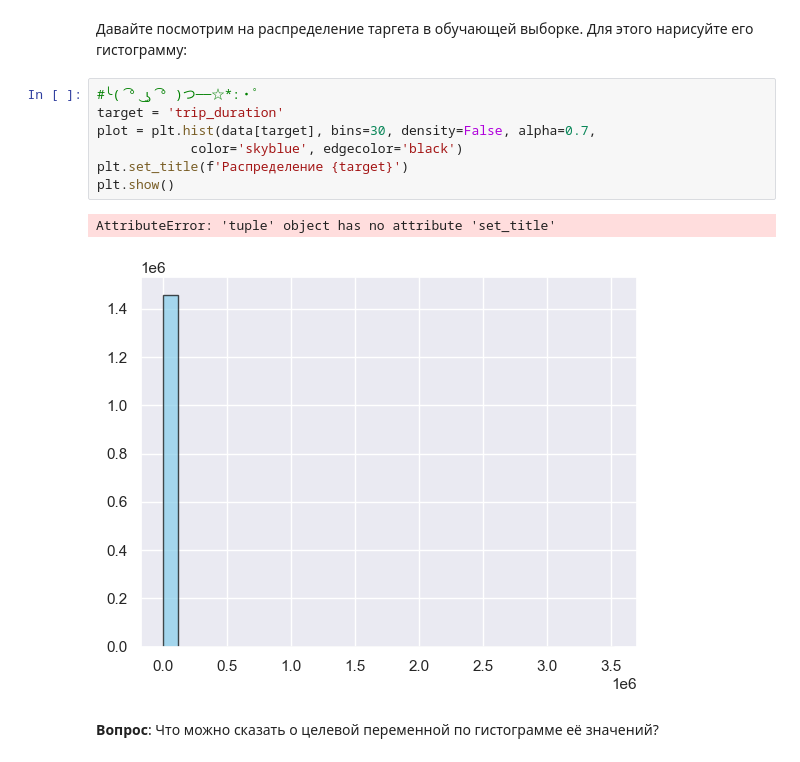
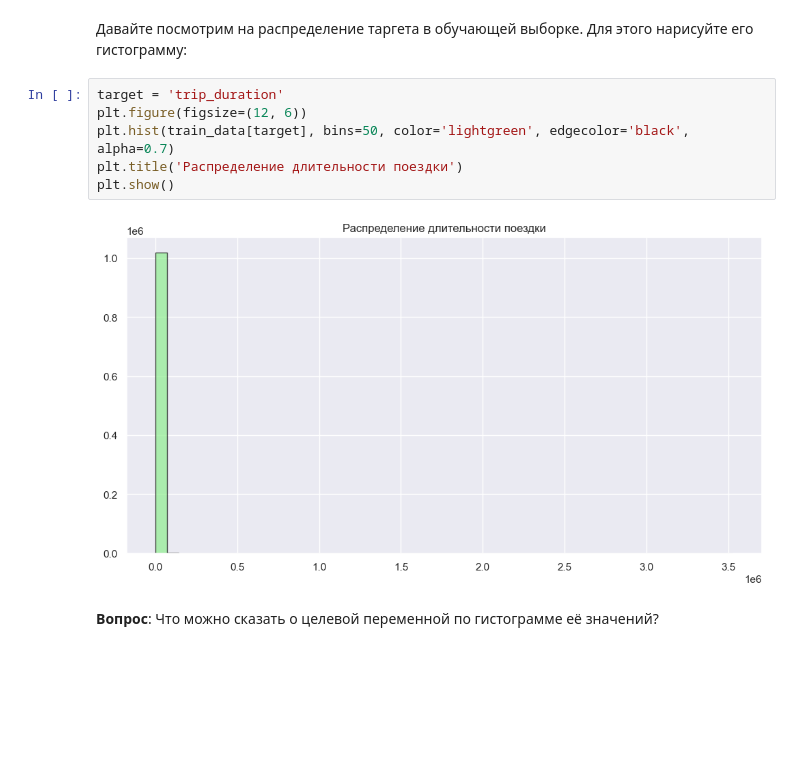
Before and after one commit to kuskas112/Labs, a Jupyter notebook: Машинное обучение/lab2/LR2_eda_linregr.ipynb, the cells around one changed output. Saved outputs shown, nothing was run; the diff lists cells and outputs as text; blank space fills up the shorter version.

```diff
--- a/Машинное обучение/lab2/LR2_eda_linregr.ipynb
+++ b/Машинное обучение/lab2/LR2_eda_linregr.ipynb
@@ -65,16 +65,14 @@ train_data = data.iloc[:int(0.7 * len(data))]
 test_data = data.iloc[int(0.7 * len(data)):]
 # %% [markdown]
 Давайте посмотрим на распределение таргета в обучающей выборке. Для этого нарисуйте его гистограмму:
-# %%
-#╰( ͡° ͜ʖ ͡° )つ──☆*:・ﾟ
-target = 'trip_duration'
-plot = plt.hist(data[target], bins=30, density=False, alpha=0.7,
-            color='skyblue', edgecolor='black')
-plt.set_title(f'Распределение {target}')
-plt.show()
-# %% [output]
-AttributeError: 'tuple' object has no attribute 'set_title'
-[figure, removed]
+# %%
+target = 'trip_duration'
+plt.figure(figsize=(12, 6))
+plt.hist(train_data[target], bins=50, color='lightgreen', edgecolor='black', alpha=0.7)
+plt.title('Распределение длительности поездки')
+plt.show()
+# %% [output]
+[figure, added]
 # %% [markdown]
 **Вопрос**: Что можно сказать о целевой переменной по гистограмме её значений?
 # %% [markdown]
```
Also changed, not shown: parts of 2 cells of this notebook, 7 other files.
